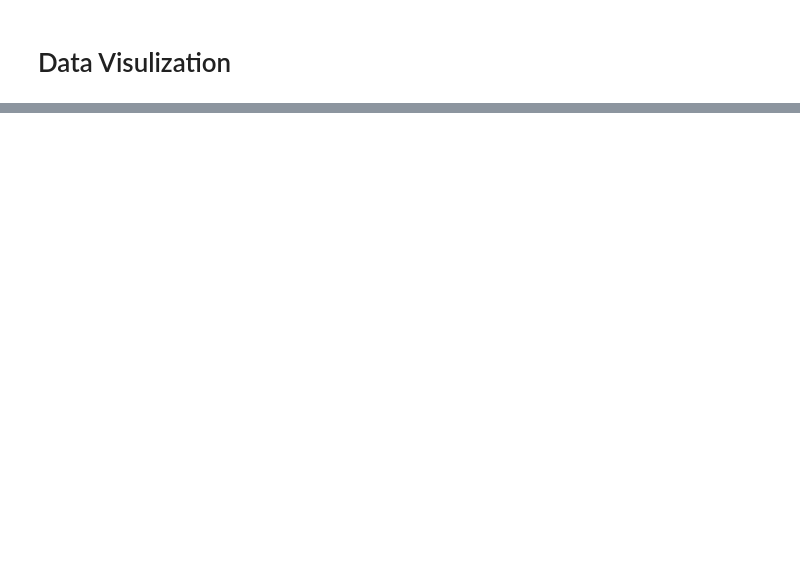
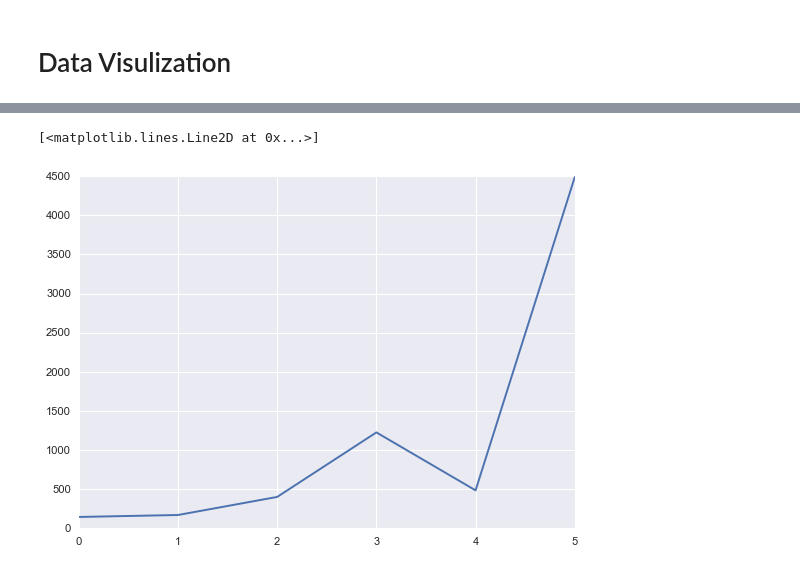
Before and after one commit to rishabhrathore055/DataScience, a Jupyter notebook: Data Visulization/Matplotlib/Matplotlib.ipynb, the cells around one changed output, grey strips where cells are left out. Cells and saved outputs as stored; diff of their text form; code cells hidden in the pictures; blank space fills up the shorter version.

```diff
--- a/Data Visulization/Matplotlib/Matplotlib.ipynb
+++ b/Data Visulization/Matplotlib/Matplotlib.ipynb
@@ -24,0 +45,5 @@ plt.show()
+# %%
+plt.plot(prices)
+# %% [output]
+[<matplotlib.lines.Line2D at 0x...>]
+[figure, added]
```
Also changed, not shown: parts of 18 cells of this notebook.
